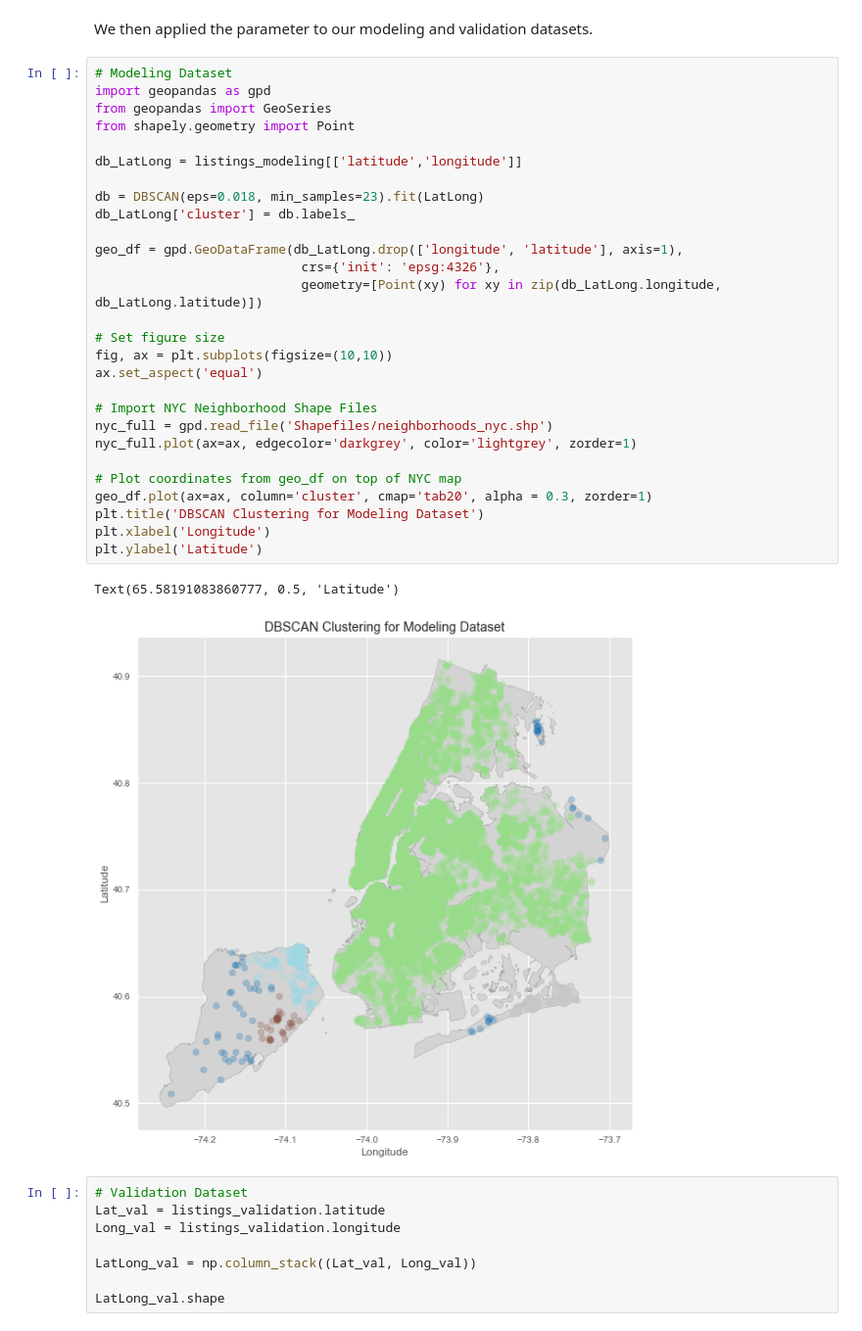
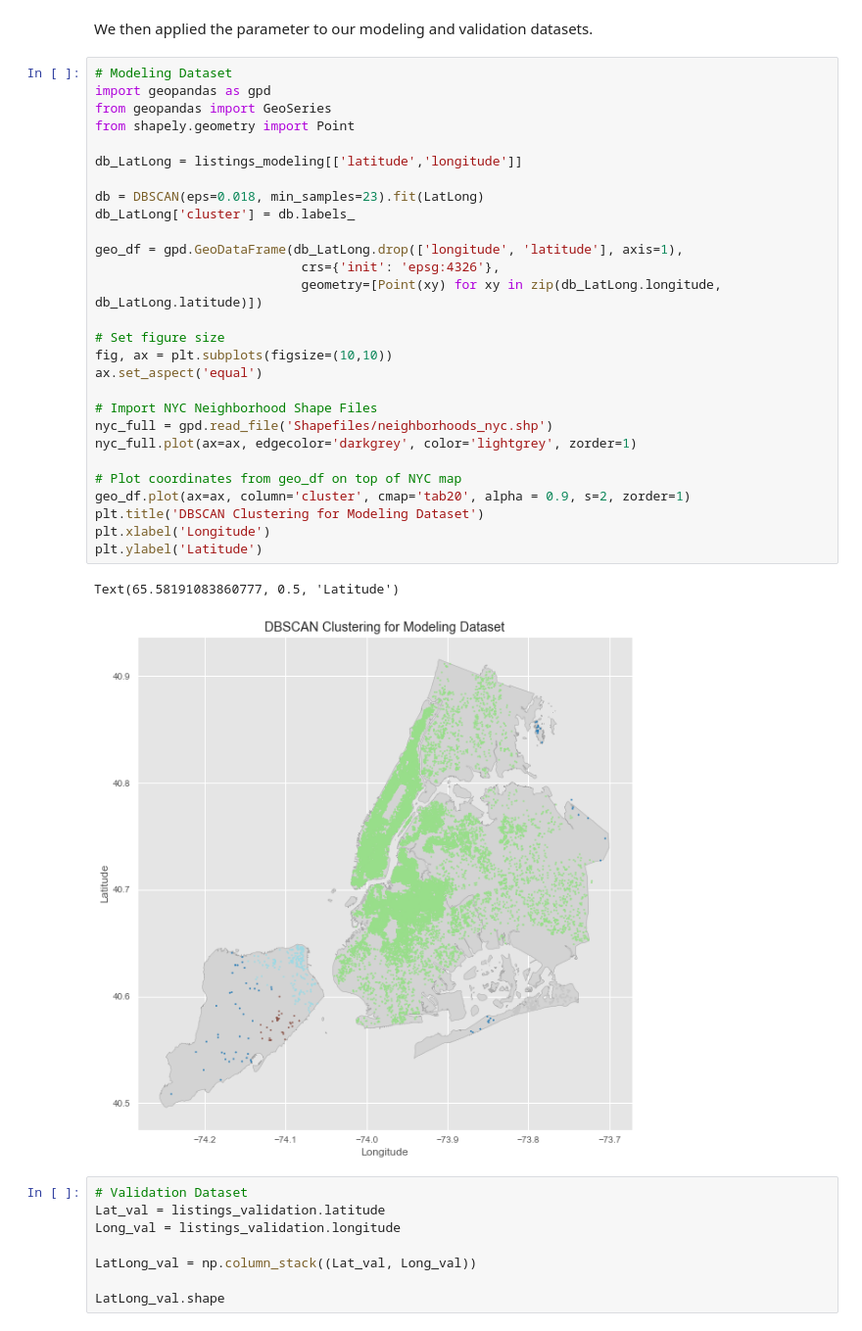
Before and after one commit to rickfontenot/airbnb, a Jupyter notebook: Lab3/Working/lab3_Puri2.ipynb, the cells around one changed output. Shown at 98% size. Saved outputs shown, nothing was run; the diff lists cells and outputs as text.

```diff
--- a/Lab3/Working/lab3_Puri2.ipynb
+++ b/Lab3/Working/lab3_Puri2.ipynb
@@ -971,34 +971,34 @@ We then applied the parameter to our modeling and validation datasets.
 # %%
 # Modeling Dataset
 import geopandas as gpd
 from geopandas import GeoSeries
 from shapely.geometry import Point
 
 db_LatLong = listings_modeling[['latitude','longitude']]
 
 db = DBSCAN(eps=0.018, min_samples=23).fit(LatLong)
 db_LatLong['cluster'] = db.labels_
 
 geo_df = gpd.GeoDataFrame(db_LatLong.drop(['longitude', 'latitude'], axis=1),
                            crs={'init': 'epsg:4326'},
                            geometry=[Point(xy) for xy in zip(db_LatLong.longitude, db_LatLong.latitude)])
 
 # Set figure size
 fig, ax = plt.subplots(figsize=(10,10))
 ax.set_aspect('equal')
 
 # Import NYC Neighborhood Shape Files
 nyc_full = gpd.read_file('Shapefiles/neighborhoods_nyc.shp')
 nyc_full.plot(ax=ax, edgecolor='darkgrey', color='lightgrey', zorder=1)
 
 # Plot coordinates from geo_df on top of NYC map
-geo_df.plot(ax=ax, column='cluster', cmap='tab20', alpha = 0.3, zorder=1)
+geo_df.plot(ax=ax, column='cluster', cmap='tab20', alpha = 0.9, s=2, zorder=1)
 plt.title('DBSCAN Clustering for Modeling Dataset')
 plt.xlabel('Longitude')
 plt.ylabel('Latitude')
 # %% [output]
 Text(65.58191083860777, 0.5, 'Latitude')
-[figure, old version]
+[figure, new version]
 # %%
 # Validation Dataset
 Lat_val = listings_validation.latitude
```
Also changed, not shown: parts of 3 cells of this notebook.
